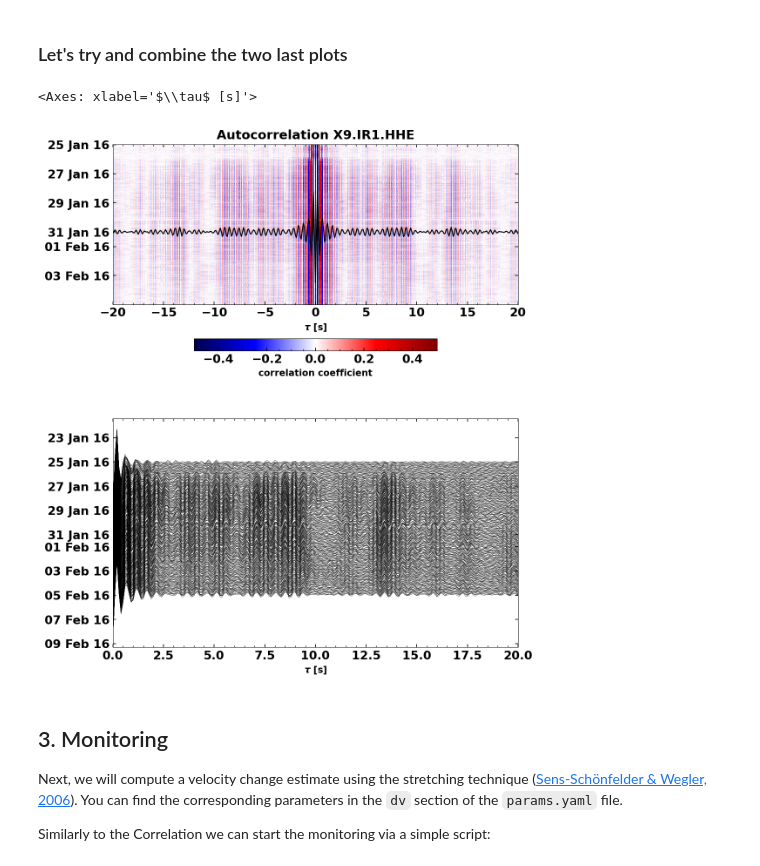
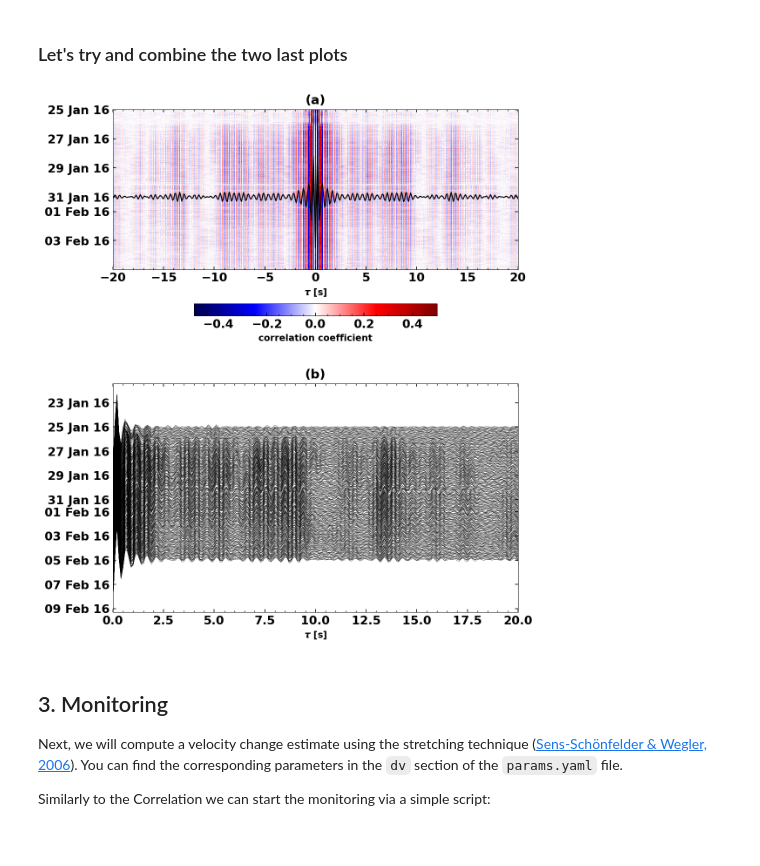
Before and after one commit to PeterMakus/SeisMIC, a Jupyter notebook: examples/tutorial.ipynb, the cells around one changed output. Drawn from its saved outputs; the diff is of its cells as text; code cells hidden in the pictures.

```diff
--- a/examples/tutorial.ipynb
+++ b/examples/tutorial.ipynb
@@ -171,7 +170,7 @@ with CorrelationDataBase(f'data/corr/{network}-{network}.{station}-{station}.h5'
     print(cdb.get_available_channels(
         tag='stack_86398', network=f'{network}-{network}', station=f'{station}-{station}'))
     print(cdb.get_available_starttimes(
-        tag='stack_86398', network=f'{network}-{network}', station=f'{station}-{station}', channel='*'))
+        tag='subdivision', network=f'{network}-{network}', station=f'{station}-{station}', channel='*'))
     cst = cdb.get_data(f'{network}-{network}', f'{station}-{station}', 'HHE-HHE', 'subdivision')
 print(type(cst))
 # %% [output]
@@ -208,19 +207,19 @@ corrstack.plot(tlim=[-20,20])
 # %%
 plt.figure(figsize=(8, 10))
 ax0 = plt.subplot(2, 1, 1)
 
 cst.plot(timelimits=[-20, 20], cmap='seismic', vmin=-0.5, vmax=0.5, ax=ax0)
-ax0.set_title(f'Autocorrelation {network}.{station}.HHE')
+ax0.set_title(f'(a)')
 ax0.plot(
     corrstack.times(),
     [UTCDateTime(i).datetime for i in corrstack.data*3e5 +  UTCDateTime(2016, 1, 31).timestamp],
     color='k', zorder=100, linewidth=1.1)
 
 ax1 = plt.subplot(2, 1, 2)
 cst.plot(scalingfactor=3, timelimits=[0, 20], type='section', ax=ax1)
+ax1.set_title(f'(b)')
 # %% [output]
-<Axes: xlabel='$\\tau$ [s]'>
-[figure, old version]
+[figure, new version]
 # %% [markdown]
 ## 3. Monitoring
 
```
Also changed, not shown: parts of 7 cells of this notebook, 6 other files.
